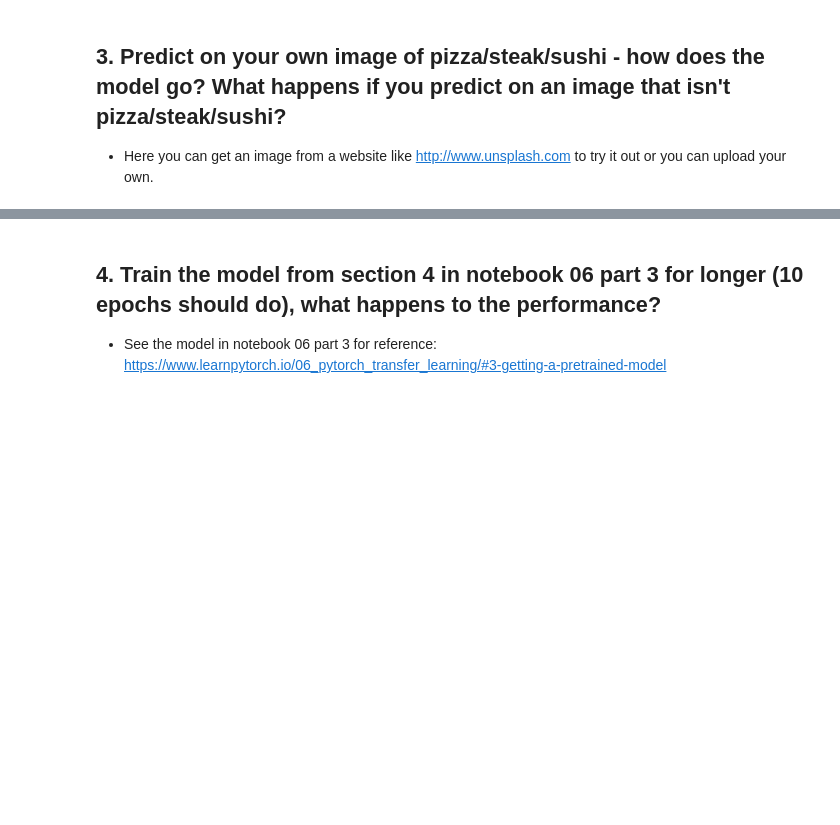
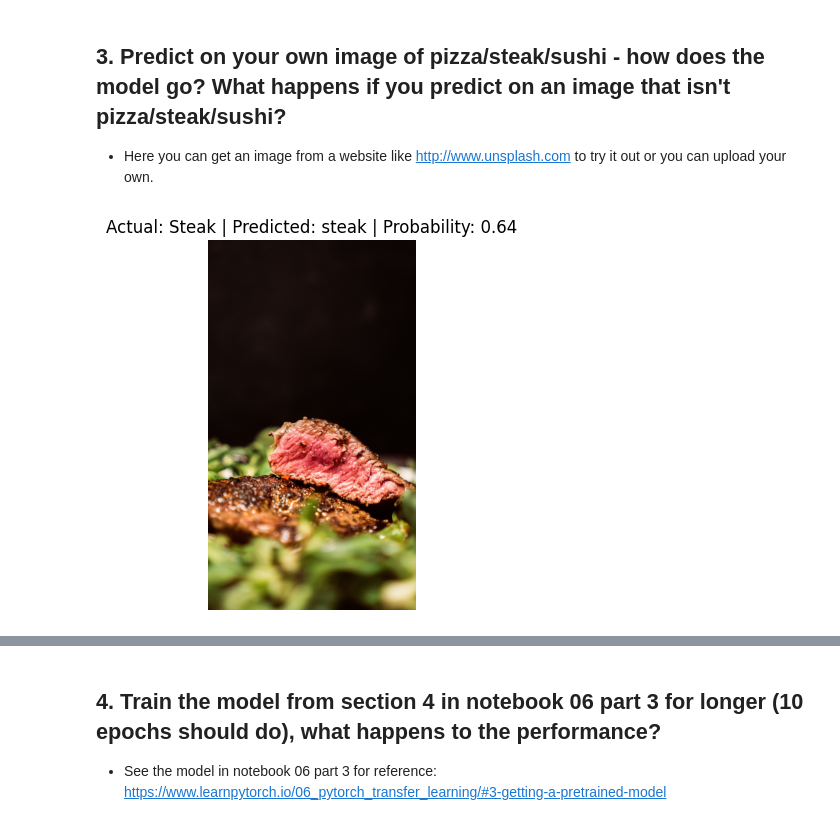
Before and after one commit to danilovpy/learnpytorchioexe, a Jupyter notebook: extras/exercises/06_pytorch_transfer_learning_exercises.ipynb, the cells around one changed output, grey strips where cells are left out. Cells and saved outputs as stored; diff of their text form; code cells hidden in the pictures; blank space fills up the shorter version.

```diff
--- a/extras/exercises/06_pytorch_transfer_learning_exercises.ipynb
+++ b/extras/exercises/06_pytorch_transfer_learning_exercises.ipynb
@@ -272,0 +325,33 @@ You'll want to:
+# %%
+# TODO: Get an image of pizza/steak/sushi
+import requests
+from PIL import Image
+from io import BytesIO
+
+
+def predict_my_image(url, actual_name):
+  response = requests.get(url)
+
+  if "image" in response.headers["Content-Type"]:
+      my_image = Image.open(BytesIO(response.content))  # Convert to PIL Image
+      # plt.imshow(my_image)
+      # plt.axis("off")  # Display the image
+  else:
+      print("URL does not contain an image.")
+
+
+
+  model_0.eval()
+  with torch.inference_mode():
+    transformed_image = simple_transform(my_image).unsqueeze(dim=0).to(device)
+    logits = model_0(transformed_image)
+    prob = torch.softmax(logits, dim=1)
+    class_name = class_names[torch.argmax(prob, dim=1).cpu()]
+
+  plt.title(f"Actual: {actual_name} | Predicted: {class_name} | Probability: {prob.max().cpu().item():.2f}")
+  plt.imshow(my_image)
+  plt.axis("off")
+
+predict_my_image("https://images.unsplash.com/photo-1588168333986-5078d3ae3976?q=80&w=2727&auto=format&fit=crop&ixlib=rb-4.0.3&ixid=M3wxMjA3fDB8MHxwaG90by1wYWdlfHx8fGVufDB8fHx8fA%3D%3D", "Steak")
+# %% [output]
+[figure, added]
```
Also changed, not shown: parts of 9 cells of this notebook.
